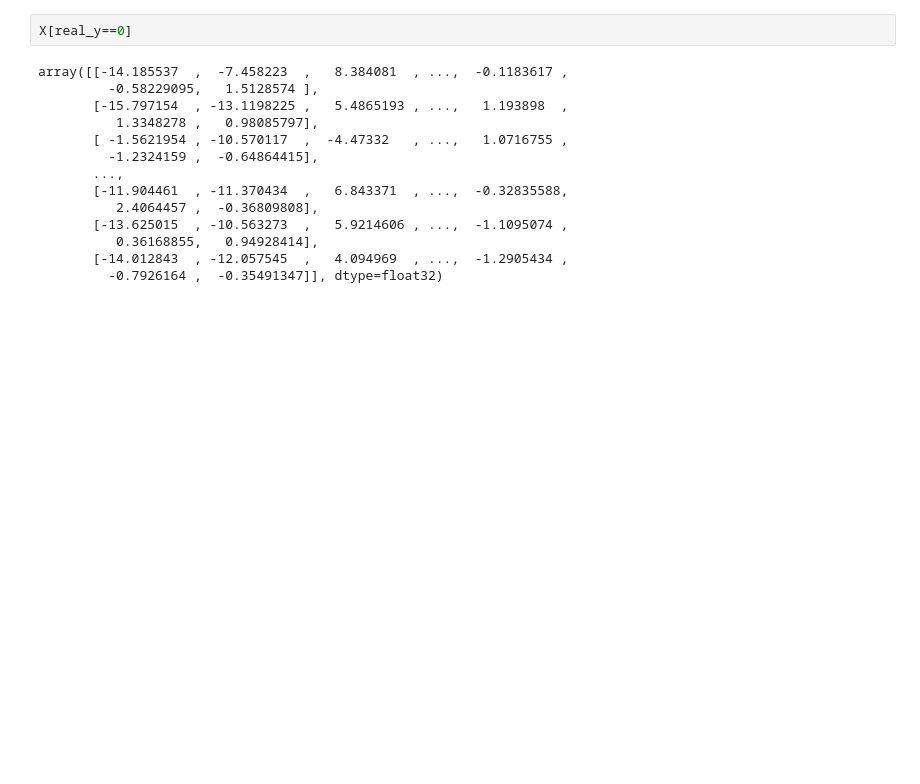
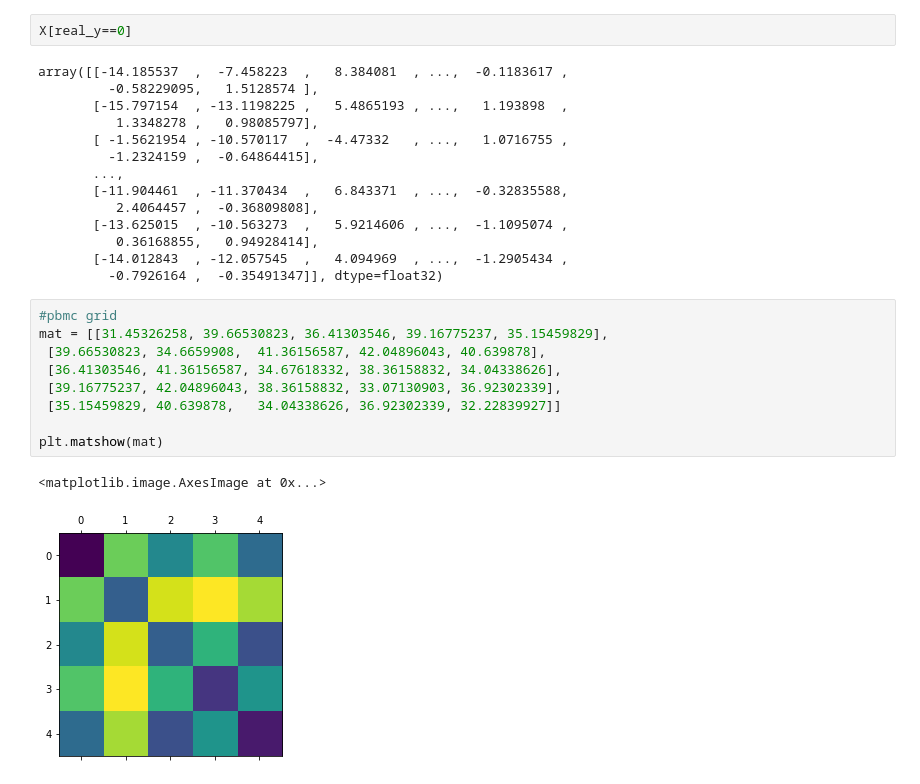
Before and after one commit to lewinsohndp/scSHARP, a Jupyter notebook: cluster_similarities.ipynb, the cells around one changed output. Cells and saved outputs as stored; diff of their text form; blank space fills up the shorter version.

```diff
--- a/cluster_similarities.ipynb
+++ b/cluster_similarities.ipynb
@@ -175,3 +218,15 @@ array([[-14.185537  ,  -7.458223  ,   8.384081  , ...,  -0.1183617 ,
           0.36168855,   0.94928414],
        [-14.012843  , -12.057545  ,   4.094969  , ...,  -1.2905434 ,
          -0.7926164 ,  -0.35491347]], dtype=float32)
+# %%
+#pbmc grid
+mat = [[31.45326258, 39.66530823, 36.41303546, 39.16775237, 35.15459829],
+ [39.66530823, 34.6659908,  41.36156587, 42.04896043, 40.639878],
+ [36.41303546, 41.36156587, 34.67618332, 38.36158832, 34.04338626],
+ [39.16775237, 42.04896043, 38.36158832, 33.07130903, 36.92302339],
+ [35.15459829, 40.639878,   34.04338626, 36.92302339, 32.22839927]]
+
+plt.matshow(mat)
+# %% [output]
+<matplotlib.image.AxesImage at 0x...>
+[figure, added]
```
Also changed, not shown: parts of 6 cells of this notebook, 4 other files.
